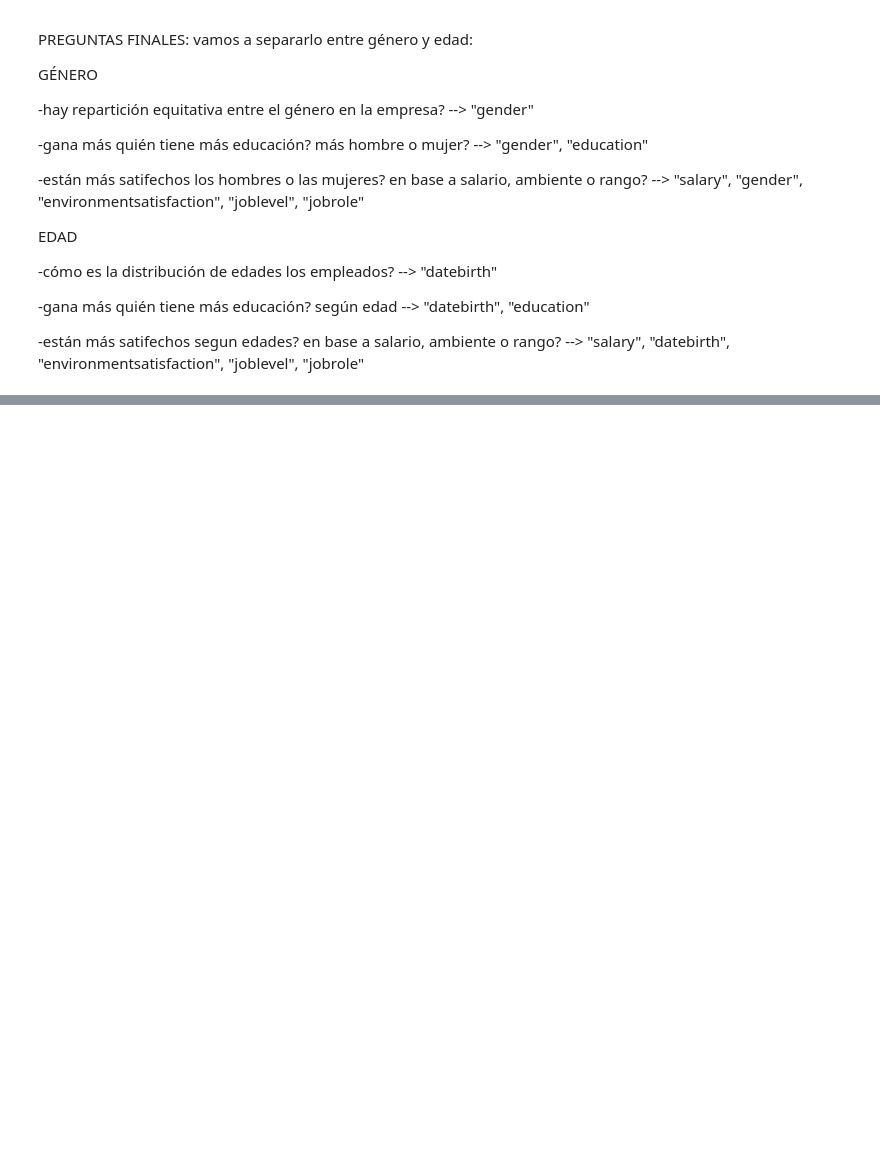
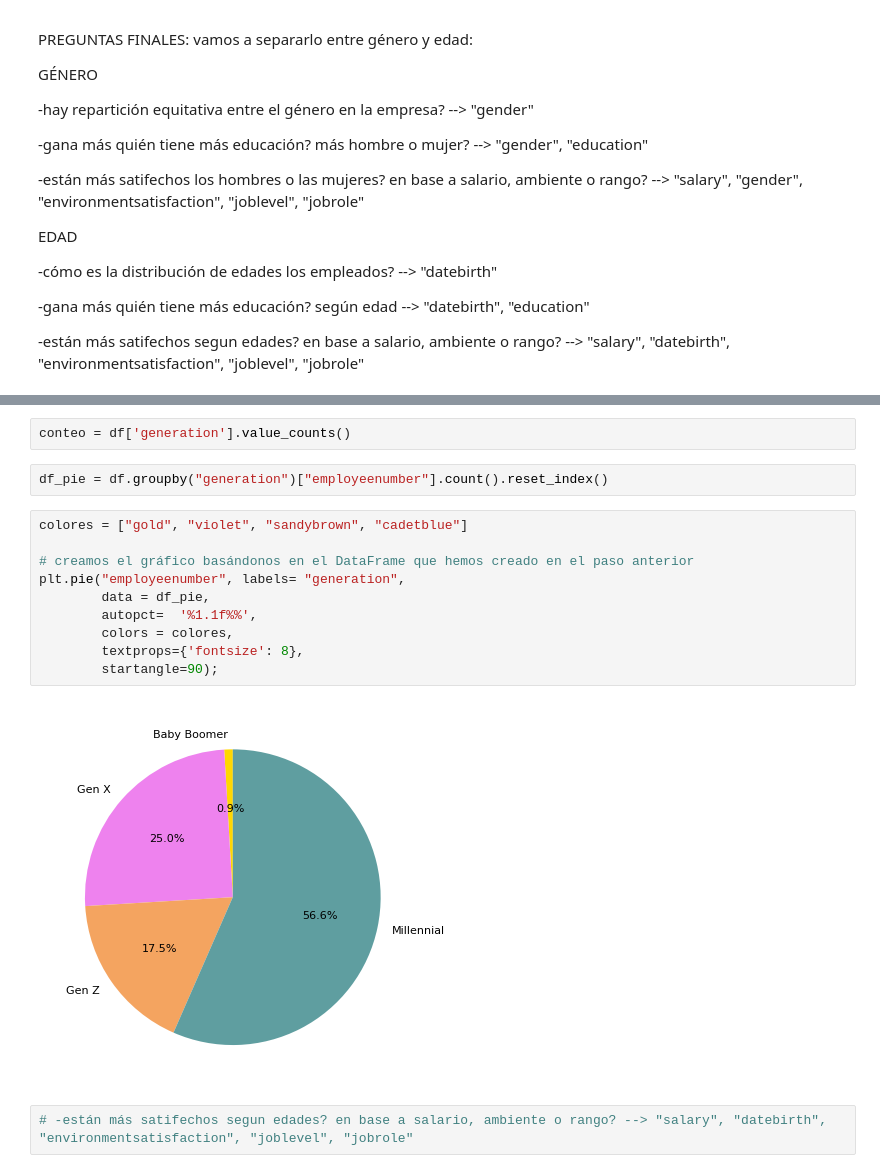
Before and after one commit to NuriaSalasVazquez/project-da-promo-49-modulo-3-team-4, a Jupyter notebook: EDA.ipynb, the cells around one changed output, grey strips where cells are left out. Cells and saved outputs as stored; diff of their text form; blank space fills up the shorter version.

```diff
--- a/EDA.ipynb
+++ b/EDA.ipynb
@@ -235,0 +375,18 @@ PREGUNTAS FINALES:
+# %%
+conteo = df['generation'].value_counts()
+# %%
+df_pie = df.groupby("generation")["employeenumber"].count().reset_index()
+# %%
+colores = ["gold", "violet", "sandybrown", "cadetblue"]
+
+# creamos el gráfico basándonos en el DataFrame que hemos creado en el paso anterior
+plt.pie("employeenumber", labels= "generation",
+        data = df_pie,
+        autopct=  '%1.1f%%',
+        colors = colores,
+        textprops={'fontsize': 8},
+        startangle=90);
+# %% [output]
+[figure, added]
+# %%
+# -están más satifechos segun edades? en base a salario, ambiente o rango? --> "salary", "datebirth", "environmentsatisfaction", "joblevel", "jobrole"
```
Also changed, not shown: parts of 21 cells of this notebook, 1 other file.
